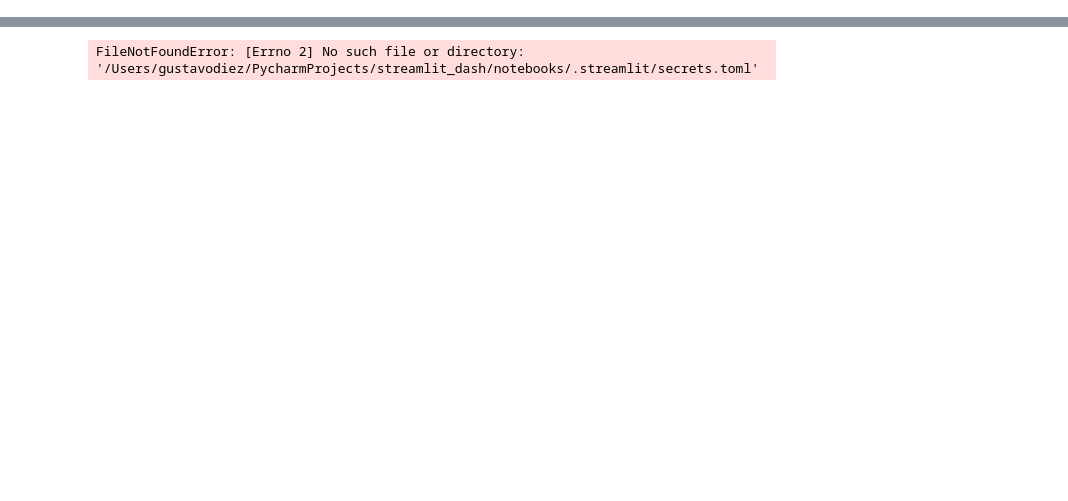
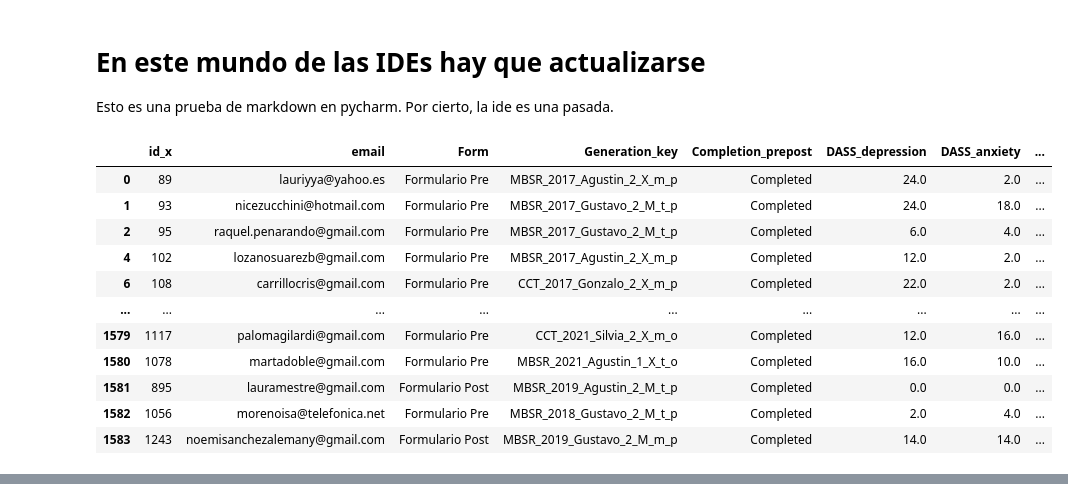
Before and after one commit to gustavodietz/streamlit_dash, a Jupyter notebook: notebooks/Prueba notebook.ipynb, the cells around one changed output, grey strips where cells are left out. Cells and saved outputs as stored; diff of their text form; code cells hidden in the pictures; blank space fills up the shorter version.

```diff
--- a/notebooks/Prueba notebook.ipynb
+++ b/notebooks/Prueba notebook.ipynb
@@ -7,19 +10,36 @@ import streamlit as st
+# %% [markdown]
+# En este mundo de las IDEs hay que actualizarse
+Esto es una prueba de markdown en pycharm. Por cierto, la ide es una pasada.
 # %%
 # Create API client.
 credentials = service_account.Credentials.from_service_account_info(
     st.secrets["gcp_service_account"]
 )
 client = bigquery.Client(credentials=credentials)
 
 # Perform query.
 # Uses st.cache to only rerun when the query changes or after 10 min.
-@st.cache(ttl=600)
-def run_query(query):
-    query_job = client.query(query)
-    rows_raw = query_job.result()
-    # Convert to list of dicts. Required for st.cache to hash the return value.
-    rows = [dict(row) for row in rows_raw]
-    return rows
+#@st.cache(ttl=600)
+def run_query():
+    df_1 = client.query("select * from psycho_research.df_scales").to_dataframe()
+    df_2 = client.query("select * from psycho_research.df_demographics").to_dataframe()
+    df = pd.merge(df_1, df_2, how = 'left', left_on = ['email', 'Generation_key'], right_on = ['email', 'Generation_key'])
+    #me quedo sólo con los completos:
+    df = df.loc[df.Completion_prepost == 'Completed']
+    return df
 
-rows = run_query("SELECT * FROM psycho_research.df_demographics")
+df = run_query()
+df
 # %% [output]
+|  | id_x | email | Form | Generation_key | Completion_prepost | DASS_depression | DASS_anxiety | ... |
+| 0 | 89 | lauriyya@yahoo.es | Formulario Pre | MBSR_2017_Agustin_2_X_m_p | Completed | 24.0 | 2.0 | ... |
+| 1 | 93 | nicezucchini@hotmail.com | Formulario Pre | MBSR_2017_Gustavo_2_M_t_p | Completed | 24.0 | 18.0 | ... |
+| 2 | 95 | raquel.penarando@gmail.com | Formulario Pre | MBSR_2017_Gustavo_2_M_t_p | Completed | 6.0 | 4.0 | ... |
+| 4 | 102 | lozanosuarezb@gmail.com | Formulario Pre | MBSR_2017_Agustin_2_X_m_p | Completed | 12.0 | 2.0 | ... |
+| 6 | 108 | carrillocris@gmail.com | Formulario Pre | CCT_2017_Gonzalo_2_X_m_p | Completed | 22.0 | 2.0 | ... |
+| ... | ... | ... | ... | ... | ... | ... | ... | ... |
+| 1579 | 1117 | palomagilardi@gmail.com | Formulario Pre | CCT_2021_Silvia_2_X_m_o | Completed | 12.0 | 16.0 | ... |
+| 1580 | 1078 | martadoble@gmail.com | Formulario Pre | MBSR_2021_Agustin_1_X_t_o | Completed | 16.0 | 10.0 | ... |
+| 1581 | 895 | lauramestre@gmail.com | Formulario Post | MBSR_2019_Agustin_2_M_t_p | Completed | 0.0 | 0.0 | ... |
+| 1582 | 1056 | morenoisa@telefonica.net | Formulario Pre | MBSR_2018_Gustavo_2_M_t_p | Completed | 2.0 | 4.0 | ... |
+| 1583 | 1243 | noemisanchezalemany@gmail.com | Formulario Post | MBSR_2019_Gustavo_2_M_m_p | Completed | 14.0 | 14.0 | ... |
@@ -31 +46,0 @@ rows = run_query("SELECT * FROM psycho_research.df_demographics")
-FileNotFoundError: [Errno 2] No such file or directory: '/Users/gustavodiez/PycharmProjects/streamlit_dash/notebooks/.streamlit/secrets.toml'
```
Also changed, not shown: parts of 4 cells of this notebook, 4 other files.
